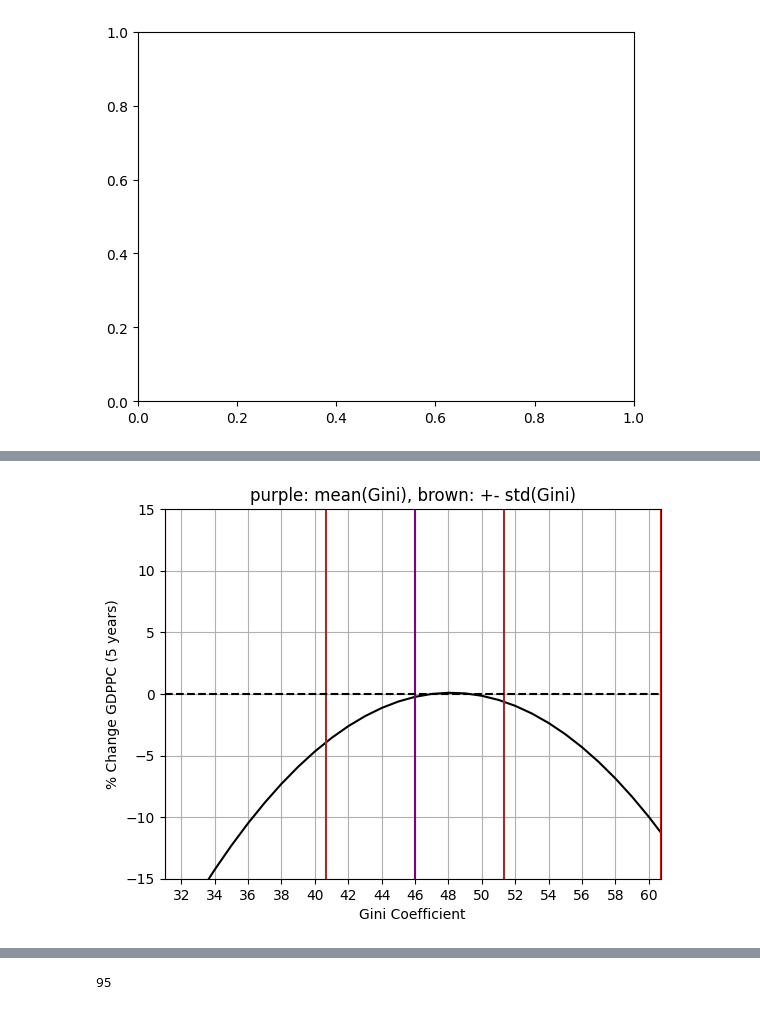
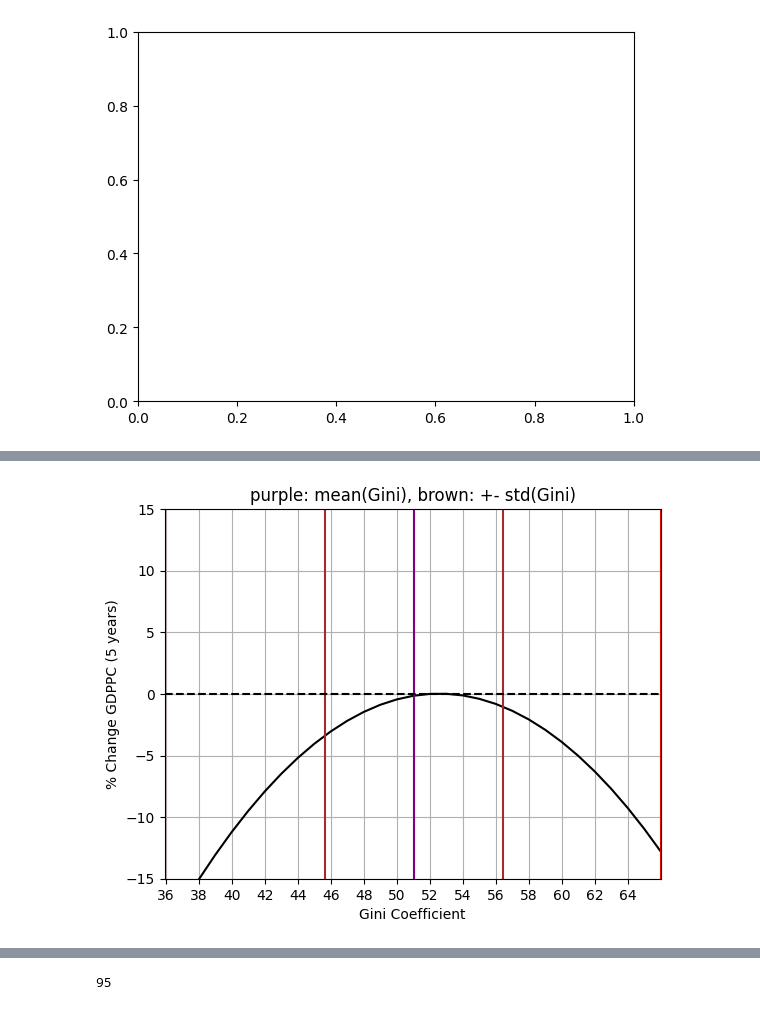
Before and after one commit to JTayMilli/GonGrowth, a Jupyter notebook: Data Processing.ipynb, the cells around one changed output, grey strips where cells are left out. Saved outputs shown, nothing was run; the diff lists cells and outputs as text; code cells hidden in the pictures.

```diff
--- a/Data Processing.ipynb
+++ b/Data Processing.ipynb
@@ -50,6 +50,7 @@ TWWI = TWWI.merge(( TWWI.groupby('Country')[["Year","dpTWWI"]]
                    .mean().reset_index().drop(columns = "level_1")
                    .rename(columns = {'dpTWWI':'dpTWWIavg'}) ), on = ["Country", "Year"], how = "left")#.fillna(0)
 TWWI = TWWI.drop_duplicates(subset = ['Country', 'Year'], keep = 'last')
+TWWI['TWWIm5'] = TWWI.groupby('Country')['TWWI'].shift(5)
 TWWI = TWWI.reset_index(drop=True)
 ####TRADE WEIGHTED WORLD INCOME!!!!!
 # %%
@@ -353,8 +354,8 @@ for x in TGall["Country"].unique():
     #temp["d5pGDPPC"] = temp["d5GDPPC"].div(temp['GDPPC'])*100
     temp["dpGDPPC^2"] = temp["dpGDPPC"] ** 2
     temp["lnGDPPC"] = np.log(temp["GDPPC"])
-    temp["dpGDPPC"] = temp['GDPPC'].diff(periods=1)
-    temp["d5pGDPPC"] = temp['lnGDPPC'].diff(periods=5)
+    temp["dpGDPPC"] = temp['GDPPC'].diff(periods=1) / temp['GDPPC']
+    temp["d5pGDPPC"] = temp['GDPPC'].diff(periods=5) / temp['GDPPC']
 
     TGall[TGall["Country"] == x] = temp
 # %% [output]
@@ -403,8 +404,11 @@ TGall = TGall.sort_values(by = ["Country", "Year"])
 # %%
 TGall["Gini2m5"] = TGall["Ginim5"]**2
 TGall["lnGG"] = TGall["lnGDPPC"].mul(TGall['Gini'])
+TGall["lnGG2"] = TGall["lnGDPPC"].mul(TGall['Gini']).mul(TGall['Gini'])
 TGall["lnGGm5"] = TGall.groupby('Country')["lnGG"].shift(5)
+TGall["lnGG2m5"] = TGall.groupby('Country')["lnGG2"].shift(5)
 TGall["lnGDPPCm5"] = TGall.groupby('Country')["lnGDPPC"].shift(5)
+TGall["lnGDPPCp5"] = TGall.groupby('Country')["lnGDPPC"].shift(-5)
 
 TGall['RellnGGm5'] = TGall['RellnGDPPCm5'] * TGall["Ginim5"]
 TGall['RellnGG2m5'] = TGall['RellnGDPPCm5'] * TGall["Gini2m5"]
@@ -687,3 +639,14 @@ South Asia (IDA & IBRD) not found in regex
 Sub-Saharan Africa (IDA & IBRD countries) not found in regex
 Upper middle income not found in regex
 World not found in regex
+# %%
+import re
+
+DemData = ( pd.read_excel("Country_and_Territory_Ratings_and_Statuses_FIW_1973-2024.xlsx", sheet_name = "Country Ratings, Statuses ", skiprows=1)
+           .rename(columns = {'Year(s) Under Review': 'Country'}) )
+DemData["Country"] = cc.convert(names = DemData['Country'], to = "name_short")
+yrs = DemData.iloc[:, 1::3].columns
+DemData = pd.concat([DemData['Country'], DemData.iloc[:, 1::3]], axis = 1).drop(0)
+
+DemData = DemData.melt(id_vars=["Country"], var_name="Year", value_name="PR").replace("-", np.nan)
+TGall = TGall.merge(DemData, on = ["Country", "Year"], how  = "left")
@@ -1385,7 +1648,7 @@ Text(0.5, 0.92, '% Change GDPpc (5 years)')
 
 #X = TGall[["Year", "Country", "IVlnGGm5","IVGinim5", "lnGDPPC", "lnGDPPCm5", 'IVGini2m5', 'IVlnGG2m5', 'IVGini3m5', 'IVlnGG3m5', "IVlnG2Gm5", "IVlnG2G2m5", "IVlnG2G3m5", 'lnGDPPC2m5', "n", "OPS", "TWWIavg"]].replace(0,np.nan).dropna()
 #X = TGall[["Year", "Country", "IVlnGGm5","IVGinim5", "d5pGDPPC", "lnGDPPCm5", 'IVGini2m5', 'IVlnGG2m5', 'IVGini3m5', 'IVlnGG3m5', "n", "OPS", "TWWIavg", "dpTWWIavg"]].replace(0,np.nan).dropna()
-X = TGall[["Year", "Country","Ginim5", 'Gini2m5', "n", "OPS", "TWWIavg", "dpTWWIavg", 'FDavg', 'GFDavg', 'G2FDavg', 'd5pGDPPC']].replace(0,np.nan).dropna()
+X = TGall[["Year", "Country", "IVGinim5", 'IVGini2m5', "n", "OPS", "TWWIavg", "dpTWWIavg", 'FDavg', 'IVGFDavg', 'IVG2FDavg', 'd5pGDPPC']].replace(0,np.nan).dropna()
 #X = TGall[["Year", "Country", "IVlnGGm5","IVGinim5", "lnGDPPC", "lnGDPPCm5", 'IVGini2m5', 'IVlnGG2m5', "n", "OPS", "TWWIavg", "dpTWWIavg", 'RelGDPPCm5', 'IVRelGGm5', 'IVRelGG2m5']].replace(0,np.nan).dropna()
 X = X[(np.abs(stats.zscore(X.drop(columns = ["Year", "Country"]))) < 3).all(axis=1)]
 X = X.groupby('Country').filter(lambda x: len(x) >= 5) #remove countries with less then 4 data points
@@ -1403,7 +1666,7 @@ reg = MAINmodel.fit(X3, X2['d5pGDPPC'])
 ission = pd.DataFrame(columns = X3.columns)
 ission.loc[len(ission)] = reg.coef_
 Arti = pd.DataFrame(columns = X.columns)
-Arti['Ginim5'] = range(1,100) ###This goes first!
+Arti['IVGinim5'] = range(1,100) ###This goes first!
 Arti['Country'] = 'Gabon'
 Arti['Year'] = 2018
 #Arti['lnGDPPCm5'] = 10
@@ -1415,13 +1678,13 @@ Arti['OPS'] = X.OPS.mean()
 #Arti['abs_red'] = X.abs_red.mean()
 Arti['TWWIavg'] = X.TWWIavg.mean()
 Arti['dpTWWIavg'] = X.dpTWWIavg.mean()
-Arti['Gini2m5'] = Arti['Ginim5'] ** 2
+Arti['IVGini2m5'] = Arti['IVGinim5'] ** 2
 #Arti['IVGini3m5'] = Arti['IVGinim5'] ** 3
 #Arti['IVlnGGm5'] = Arti['IVGinim5'] * Arti['lnGDPPCm5']
 #Arti['IVlnGG2m5'] = Arti['IVGini2m5'] * Arti['lnGDPPCm5']
 
-Arti['GFDavg']  = Arti['FDavg'] * Arti['Ginim5']
-Arti['G2FDavg']  = Arti['FDavg'] * Arti['Gini2m5']
+Arti['IVGFDavg']  = Arti['FDavg'] * Arti['IVGinim5']
+Arti['IVG2FDavg']  = Arti['FDavg'] * Arti['IVGini2m5']
 #Arti['IVlnGG3m5'] = Arti['IVGini3m5'] * Arti['lnGDPPCm5']
 """
 Arti['RelGDPPCm5'] = Arti['GDPPCm5'][0] / TGall[TGall.Year == Arti.Year[0]].GDPPCm5.max()
@@ -1441,7 +1704,7 @@ for column in Arti.drop(columns = ["Year", "Country", "d5pGDPPC", "pred"]): #, '
 
 #Arti['pred'] = Arti['pred'] - Arti['lnGDPPCm5']
 Arti['pred'] = (Arti['pred']) * 100
-Arti['pred'] = Arti['pred'] - Arti['pred'][int(X.Ginim5.mean())] # make mean = 0
+Arti['pred'] = Arti['pred'] - Arti['pred'][int(X.IVGinim5.mean())] # make mean = 0
 """
 Arti['pred'] = ( 5.319 + (Arti['IVGinim5'] * -2.107e-01)
                 #- meandelta
@@ -1451,42 +1714,42 @@ Arti['pred'] = ( 5.319 + (Arti['IVGinim5'] * -2.107e-01)
                 + (Arti['IVlnGG2m5'] * -3.962e-04) + (Arti['n'] * 4.158e-03)
                 + (Arti['OPS'] * 4.390e+03) + (Arti['TWWIavg'] * -5.826e-15) )
 """
-ax = sns.lineplot(data=Arti[['Ginim5', 'pred']], x = 'Ginim5', y = 'pred', color = "Black")
+ax = sns.lineplot(data=Arti[['IVGinim5', 'pred']], x = 'IVGinim5', y = 'pred', color = "Black")
 ax.set_xticks(range(0,101, 2))
 #ax.set_yticks(range(-20, 111, 10))
-ax.axvline(x = X.Ginim5.min(),    # Line on x = 2
+ax.axvline(x = X.IVGinim5.min(),    # Line on x = 2
         ymin = 100, # Bottom of the plot
         ymax = -100,
         color = 'red') # Top of the plot
-ax.axvline(x = X.Ginim5.max(),    # Line on x = 2
+ax.axvline(x = X.IVGinim5.max(),    # Line on x = 2
         ymin = 100, # Bottom of the plot
         ymax = -100,
         color = 'red') # Top of the plot
-ax.axvline(x = X.Ginim5.mean(),    # Line on x = 2
+ax.axvline(x = X.IVGinim5.mean(),    # Line on x = 2
         ymin = 100, # Bottom of the plot
         ymax = -100,
         color = 'purple') # Top of the plot
-ax.axvline(x = X.Ginim5.mean() - X.Ginim5.std(),    # Line on x = 2
+ax.axvline(x = X.IVGinim5.mean() - X.IVGinim5.std(),    # Line on x = 2
         ymin = 100, # Bottom of the plot
         ymax = -100,
         color = 'brown') # Top of the plot
-ax.axvline(x = X.Ginim5.mean() + X.Ginim5.std(),    # Line on x = 2
+ax.axvline(x = X.IVGinim5.mean() + X.IVGinim5.std(),    # Line on x = 2
         ymin = 100, # Bottom of the plot
         ymax = -100,
         color = 'brown') # Top of the plot
 ax.axhline(y = 0, color = "black", linestyle = '--')   # Line on x = 2ymin = 100, # Bottom of the plot ymax = -100, color = 'purple') # Top of the plot
-ax.set_ylim(Arti['pred'][int(X.Ginim5.mean())]-15, Arti['pred'][int(X.Ginim5.mean())]+15)
-ax.set_xlim(X.Ginim5.min(), X.Ginim5.max())
+ax.set_ylim(Arti['pred'][int(X.IVGinim5.mean())]-15, Arti['pred'][int(X.IVGinim5.mean())]+15)
+ax.set_xlim(X.IVGinim5.min(), X.IVGinim5.max())
 ax.set_xlabel("Gini Coefficient")
 ax.set_ylabel("% Change GDPPC (5 years)")
 ax.set_title("purple: mean(Gini), brown: +- std(Gini)")
 plt.grid()
 plt.show()
 ## Create a column that has the max of each year for relative gdppc
 ##Answers don't make sense with IV that I created
 ## Answers don't make sense when whne taken to the the third degree
 # %% [output]
-[figure, old version]
+[figure, new version]
 # %%
 sns.histplot((X[X.Year == 2005]).IVGinim5, binwidth=1)
 # %% [output]
```
Also changed, not shown: parts of 29 cells of this notebook, 4 other files.
